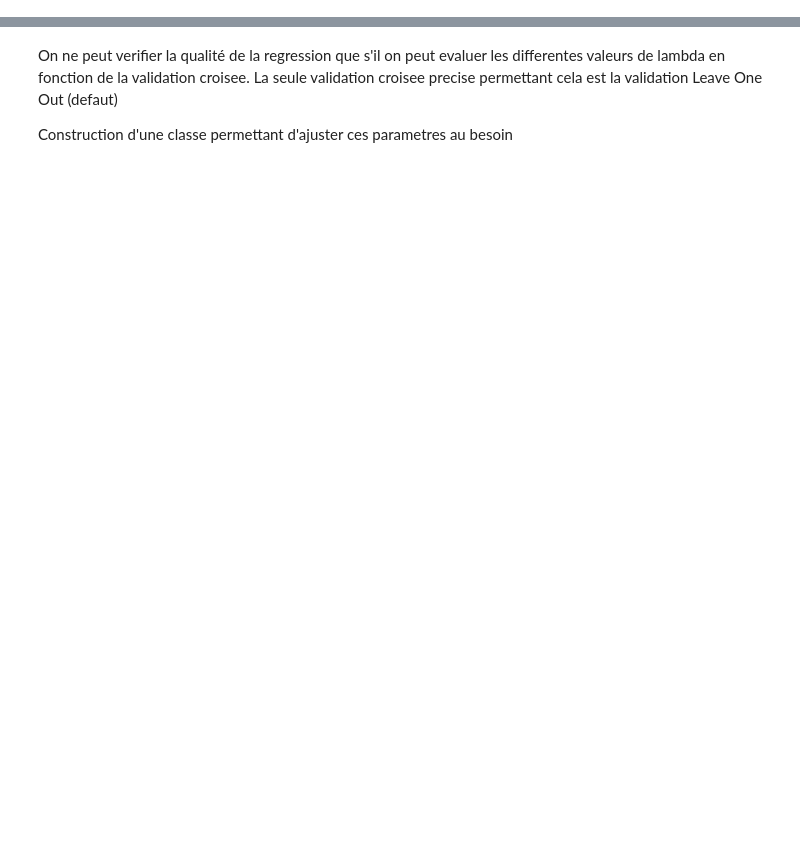
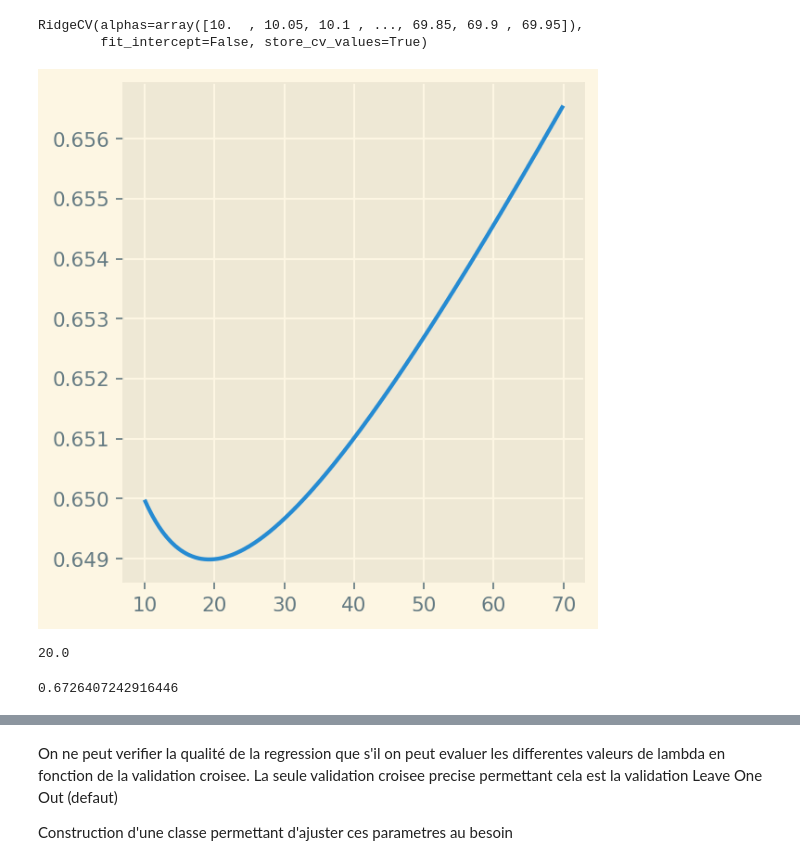
Before and after one commit to Psemp/ds_p4, a Jupyter notebook: templates_regression.ipynb, the cells around one changed output, grey strips where cells are left out. Drawn from its saved outputs; the diff is of its cells as text; code cells hidden in the pictures; blank space fills up the shorter version.

```diff
--- a/templates_regression.ipynb
+++ b/templates_regression.ipynb
@@ -58,7 +79,7 @@ df_model_ghg = df_model.drop(columns=droplist_1)
 ghg_target = "target_GHGEmissionsIntensity(kgCO2e/ft2)"
 ghg_regression = Regressions(dataframe=df_model_ghg, target_col=ghg_target)
 # %%
-alpha_range = np.arange(20, 70, 0.05)
+alpha_range = np.arange(10, 70, 0.05)
 
 ridge_cv_l_one_out = linear_model.RidgeCV(
     fit_intercept=False,
@@ -67,6 +88,9 @@ ridge_cv_l_one_out = linear_model.RidgeCV(
     )
 
 ridge_cv_l_one_out.fit(ghg_regression.X_train, ghg_regression.y_train)
+# %% [output]
+RidgeCV(alphas=array([10.  , 10.05, 10.1 , ..., 69.85, 69.9 , 69.95]),
+        fit_intercept=False, store_cv_values=True)
 # %%
 mses_ridge = np.mean(ridge_cv_l_one_out.cv_values_, axis=0)[0]
 rmses_ridge = np.sqrt(mses_ridge)
@@ -74,21 +98,26 @@ predict_train = ridge_cv_l_one_out.predict(X=ghg_regression.X_train)
 # %%
 fig, (ax1) = plt.subplots(
     ncols=1,
     nrows=1,
     figsize=(4, 4),
     dpi=pc_dpi,
 )
 
-ax1.plot(alpha_range, np.sqrt(mses_ridge))
+ax1.plot(ridge_cv_l_one_out.alphas, np.sqrt(mses_ridge))
 
 ###
 # Titles/Lables
 
 #
 ###
 plt.tight_layout()
 plt.show()
+# %% [output]
+[figure, added]
 # %%
 print(ridge_cv_l_one_out.alpha_)
 np.sqrt(abs(ridge_cv_l_one_out.best_score_))
+# %% [output]
+20.0
+0.6726407242916446
 # %%
```
Also changed, not shown: parts of 19 cells of this notebook, 4 other files.
